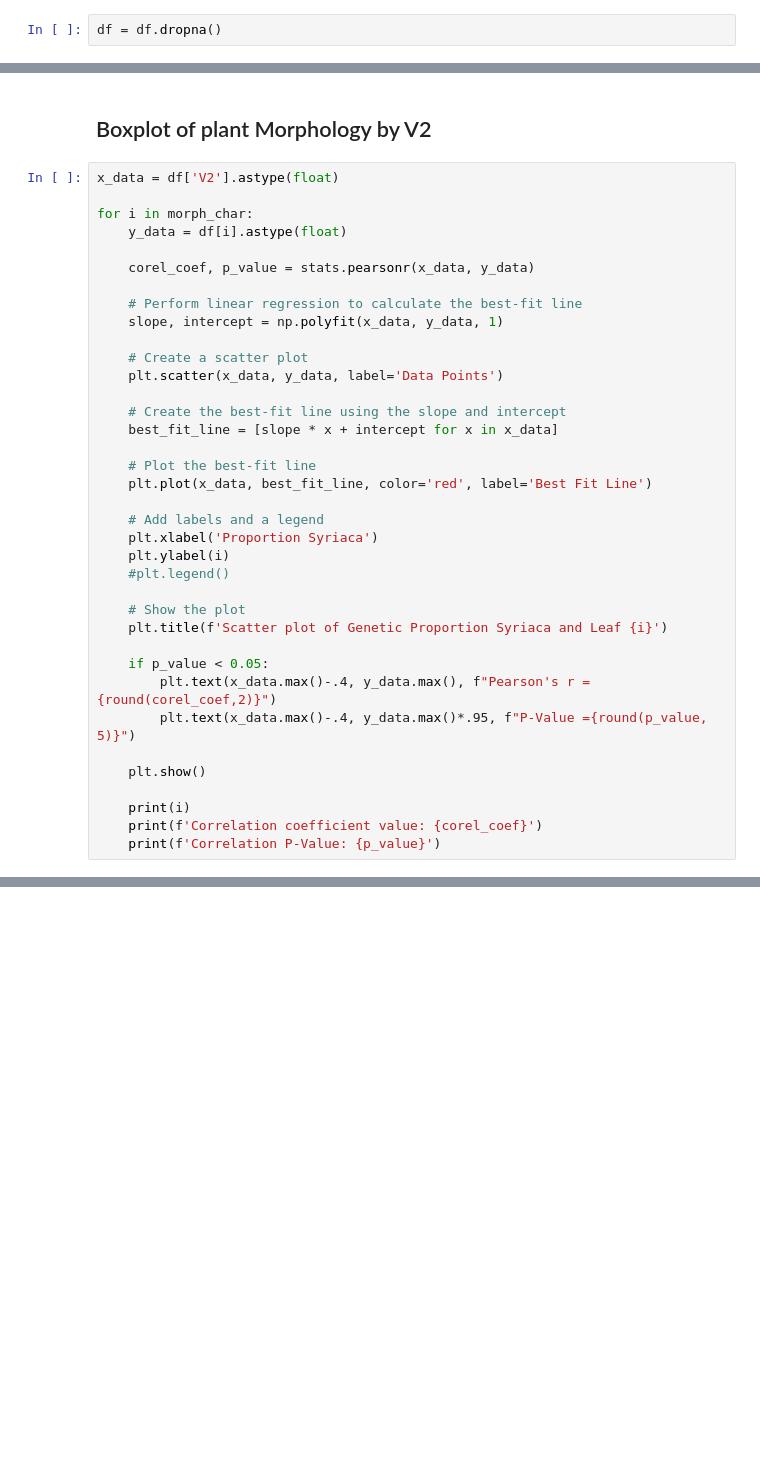
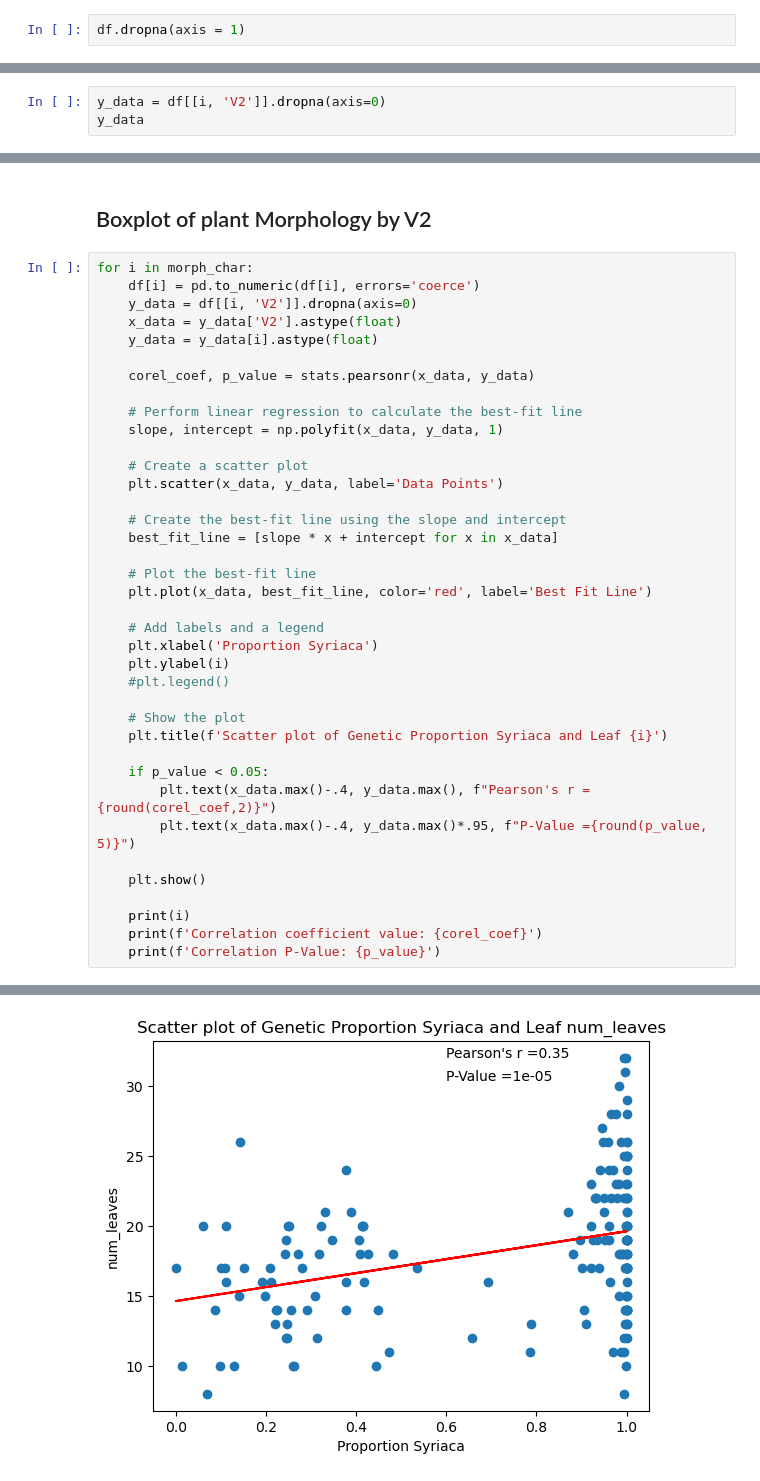
Before and after one commit to chdorgeix1/research_project, a Jupyter notebook: descriptive_analysis/morphology_analysis.ipynb, the cells around one changed output, grey strips where cells are left out. Drawn from its saved outputs; the diff is of its cells as text; blank space fills up the shorter version.

Commit message:
Scatter plots with correlations added for plant morphology

```diff
--- a/descriptive_analysis/morphology_analysis.ipynb
+++ b/descriptive_analysis/morphology_analysis.ipynb
@@ -48,4 +57,4 @@ morph_char
 # %% [output]
 Index(['plant_ht', 'num_leaves', 'stem_diam_mm', 'num_inflores'], dtype='object')
 # %%
-df = df.dropna()
+df.dropna(axis = 1)
@@ -51,0 +79,3 @@ df = df.dropna()
+# %%
+y_data = df[[i, 'V2']].dropna(axis=0)
+y_data
@@ -52,10 +96,11 @@ df = df.dropna()
 # %% [markdown]
 ## Boxplot of plant Morphology by V2
 # %%
-x_data = df['V2'].astype(float)
-
 for i in morph_char:
-    y_data = df[i].astype(float)
+    df[i] = pd.to_numeric(df[i], errors='coerce')
+    y_data = df[[i, 'V2']].dropna(axis=0)
+    x_data = y_data['V2'].astype(float)
+    y_data = y_data[i].astype(float)
 
     corel_coef, p_value = stats.pearsonr(x_data, y_data)
 
@@ -66,30 +111,31 @@ for i in morph_char:
     plt.scatter(x_data, y_data, label='Data Points')
 
     # Create the best-fit line using the slope and intercept
     best_fit_line = [slope * x + intercept for x in x_data]
 
     # Plot the best-fit line
     plt.plot(x_data, best_fit_line, color='red', label='Best Fit Line')
 
     # Add labels and a legend
     plt.xlabel('Proportion Syriaca')
     plt.ylabel(i)
     #plt.legend()
 
     # Show the plot
     plt.title(f'Scatter plot of Genetic Proportion Syriaca and Leaf {i}')
 
     if p_value < 0.05:
         plt.text(x_data.max()-.4, y_data.max(), f"Pearson's r ={round(corel_coef,2)}")
         plt.text(x_data.max()-.4, y_data.max()*.95, f"P-Value ={round(p_value, 5)}")
 
     plt.show()
 
     print(i)
     print(f'Correlation coefficient value: {corel_coef}')
     print(f'Correlation P-Value: {p_value}')
 # %% [output]
 [figure]
 plant_ht
 Correlation coefficient value: -0.011463696112669154
 Correlation P-Value: 0.8831038147454956
+[figure, added]
```
Also changed, not shown: parts of 16 cells of this notebook.
